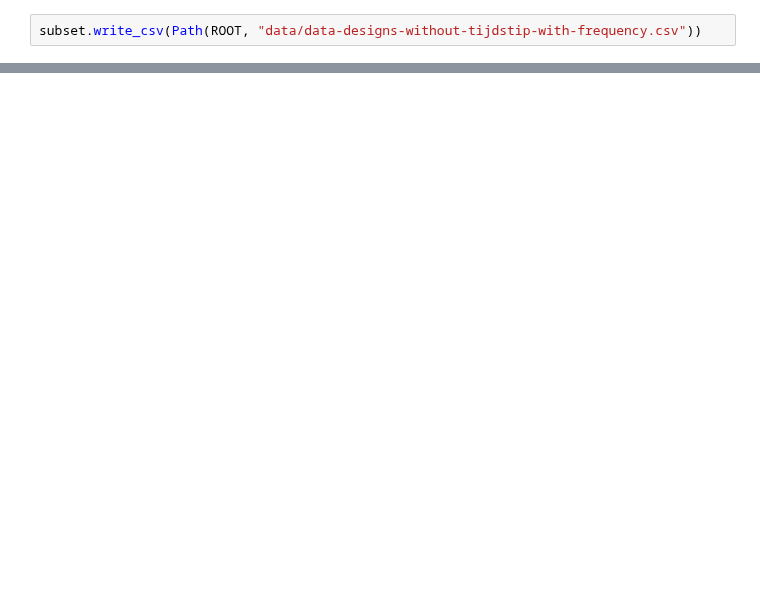
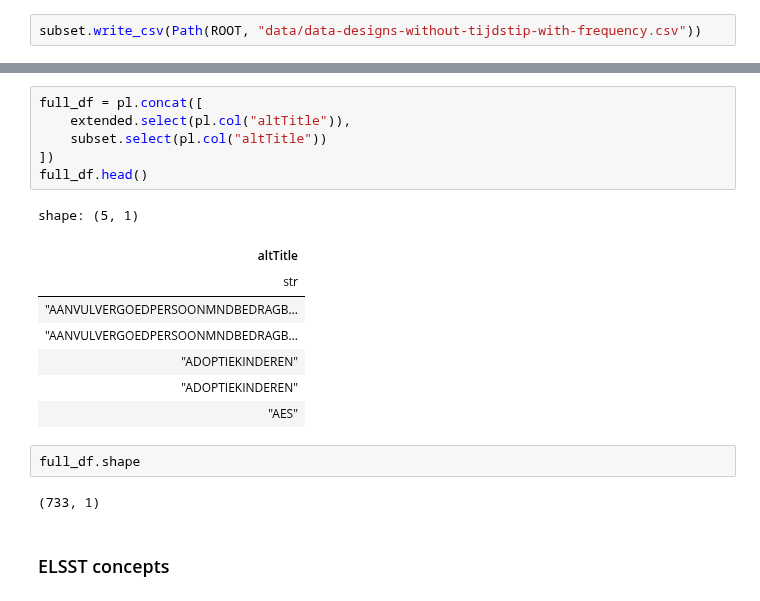
Before and after one commit to NL-LENS/life-event-metadata, a Jupyter notebook: notebooks/sparql_exploration.ipynb, the cells around one changed output, grey strips where cells are left out. Saved outputs shown, nothing was run; the diff lists cells and outputs as text; blank space fills up the shorter version.

```diff
--- a/notebooks/sparql_exploration.ipynb
+++ b/notebooks/sparql_exploration.ipynb
@@ -470,0 +491,21 @@ subset.write_csv(Path(ROOT, "data/data-designs-without-tijdstip-with-frequency.c
+# %%
+full_df = pl.concat([
+    extended.select(pl.col("altTitle")),
+    subset.select(pl.col("altTitle"))
+])
+full_df.head()
+# %% [output]
+shape: (5, 1)
+| altTitle |
+| str |
+| "AANVULVERGOEDPERSOONMNDBEDRAGB… |
+| "AANVULVERGOEDPERSOONMNDBEDRAGB… |
+| "ADOPTIEKINDEREN" |
+| "ADOPTIEKINDEREN" |
+| "AES" |
+# %%
+full_df.shape
+# %% [output]
+(733, 1)
+# %% [markdown]
+### ELSST concepts
```
Also changed, not shown: parts of 8 cells of this notebook, 3 other files.
